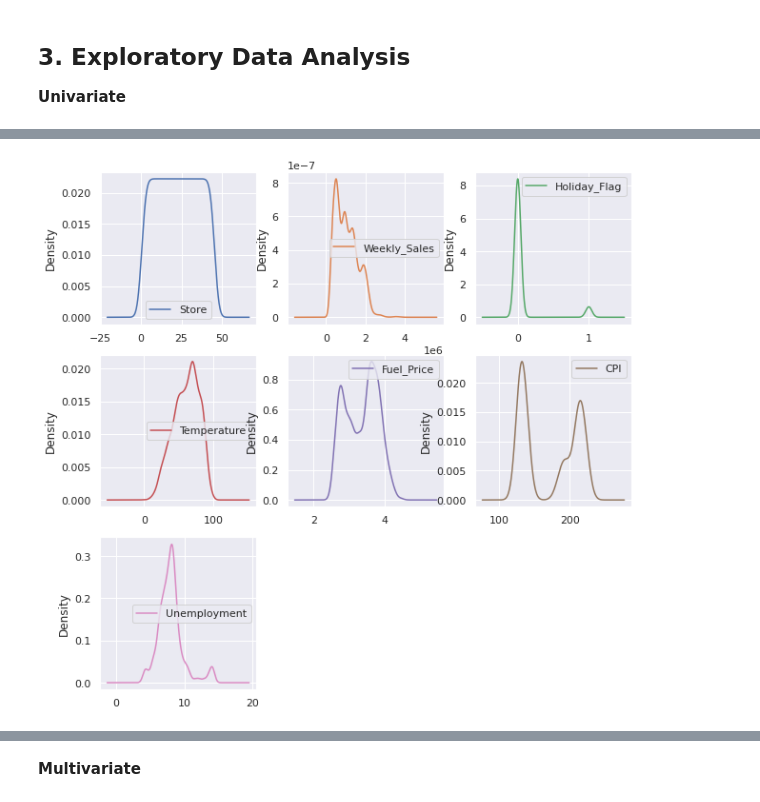
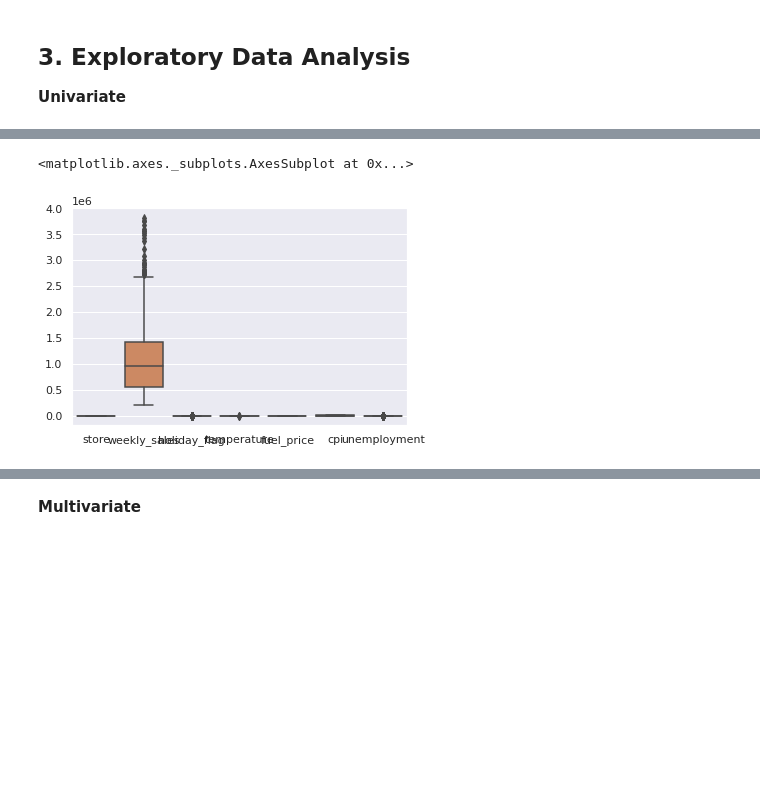
Before and after one commit to BuhariS/walmart_sales_prediction, a Jupyter notebook: walmart_sales_prediction.ipynb, the cells around one changed output, grey strips where cells are left out. Drawn from its saved outputs; the diff is of its cells as text; code cells hidden in the pictures; blank space fills up the shorter version.

```diff
--- a/walmart_sales_prediction.ipynb
+++ b/walmart_sales_prediction.ipynb
@@ -225,7 +319,10 @@ sales.hist(figsize=(10,10));
 # %%
 # density plot
-sales.plot(kind='density', subplots=True, layout=(3, 3), sharex=False, figsize=(10, 10));
+#sales.plot(kind='density', subplots=True, layout=(3, 3), sharex=False, figsize=(10, 10));
-# %% [output]
-[figure, removed]
+# %%
+sns.boxplot(data=sales)
+# %% [output]
+<matplotlib.axes._subplots.AxesSubplot at 0x...>
+[figure, added]
 # %%
 # box plot
```
Also changed, not shown: parts of 18 cells of this notebook.
